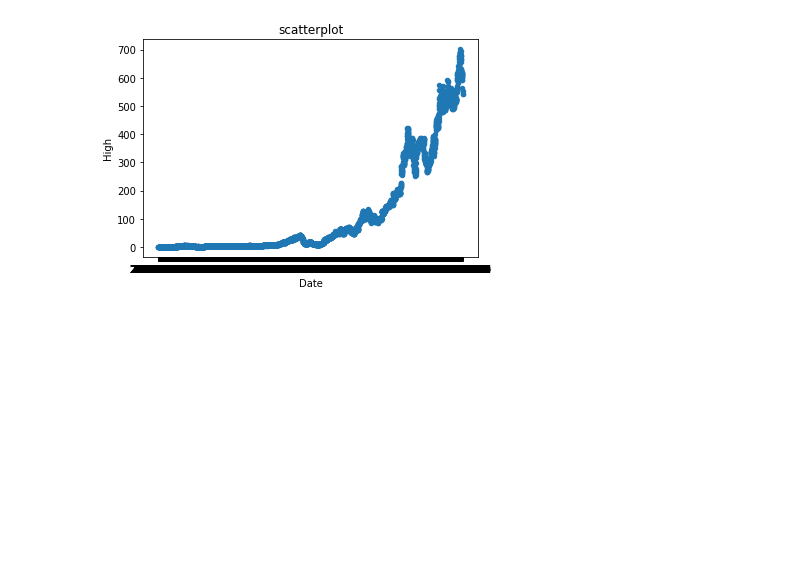
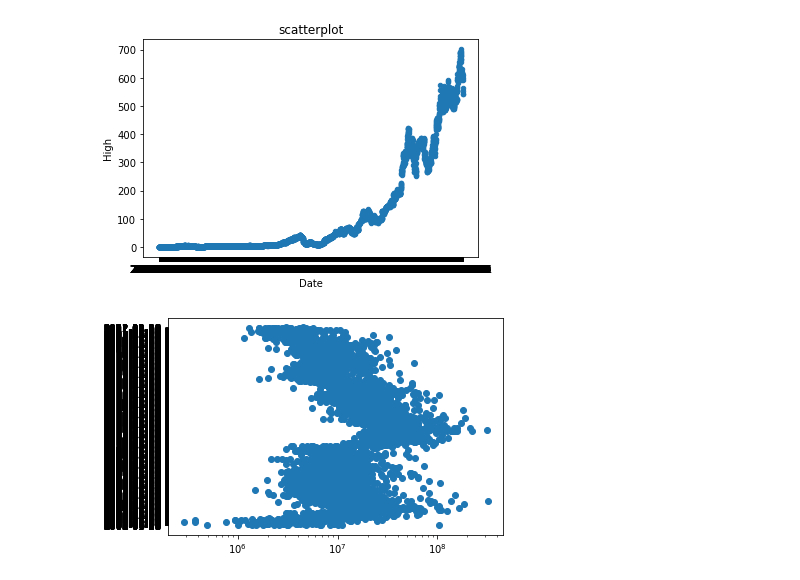
Before and after one commit to lmm2020/EDA-Projects, a Jupyter notebook: Netflix/EDA_Netflix.ipynb, the cells around one changed output. Drawn from its saved outputs; the diff is of its cells as text; code cells hidden in the pictures; blank space fills up the shorter version.

```diff
--- a/Netflix/EDA_Netflix.ipynb
+++ b/Netflix/EDA_Netflix.ipynb
@@ -87,3 +87,6 @@ df['Date'].max() #this resulted in 01/11/2022
 #this data is ~20 years of Netflix stock prices (!!)
 # %% [output]
 '2022-01-11'
+# %%
+date = df['Date'].tolist()
+date
@@ -89,0 +111,3 @@ df['Date'].max() #this resulted in 01/11/2022
+# %%
+vol = df['Volume'].tolist()
+vol
@@ -100,0 +142,7 @@ plt.show()
+# %%
+plt.scatter(vol, date)
+plt.xscale('log')
+
+plt.show()
+# %% [output]
+[figure, added]
```
Also changed, not shown: parts of 5 cells of this notebook, 1 other file.
